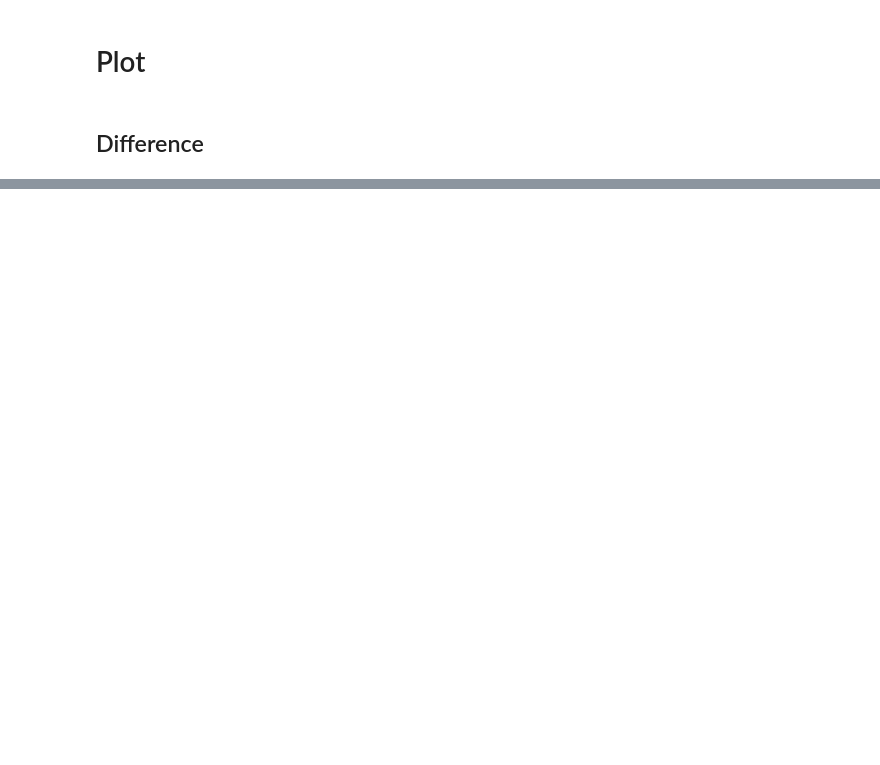
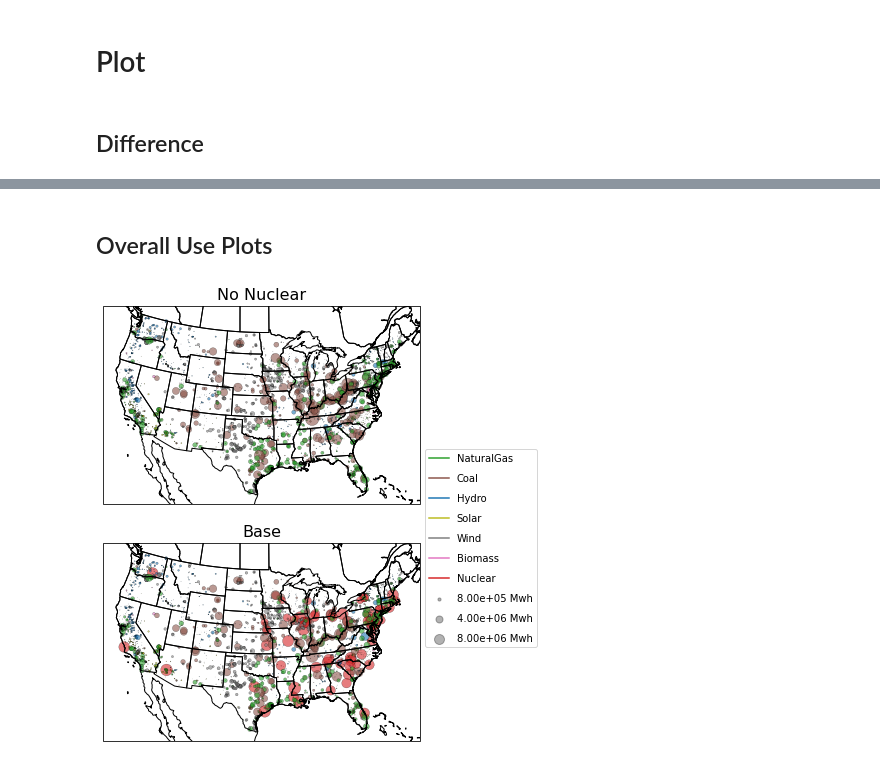
Before and after one commit to lfreese/us-ego, a Jupyter notebook: ego_nonuclear_project/1_emissions_map.ipynb, the cells around one changed output, grey strips where cells are left out. Cells and saved outputs as stored; diff of their text form; code cells hidden in the pictures; blank space fills up the shorter version.

```diff
--- a/ego_nonuclear_project/1_emissions_map.ipynb
+++ b/ego_nonuclear_project/1_emissions_map.ipynb
@@ -176,0 +248,79 @@ array(['NaturalGas', 'Biomass', 'Hydro', 'Solar', 'Wind'], dtype=object)
+# %% [markdown]
+## Overall Use Plots
+# %%
+fig = plt.figure(figsize=[16,8])
+mod_factor = 80000
+
+###### Create axes ######
+ax=fig.add_subplot(2,1,1, projection=ccrs.LambertConformal())
+ax.coastlines()
+ax.add_feature(cfeat.STATES)
+ax.set_title('No Nuclear', fontsize = 16)
+
+##### Choose plants for no nuclear #####
+plants = ['NaturalGas','Coal', 'Hydro','Solar','Wind', 'Biomass']
+
+fuel_type=df_nonuc.loc[(df_nonuc['FuelType'].isin(plants))].groupby(['ORISCode']).first()['FuelType']
+color_dict = {'NaturalGas':'C2', 'Biomass':'C6', 'Coal':'C5',
+              'Hydro':'C0', 'LF Gas':'C4', 'Non-Fossil':'C9',
+               'Nuclear':'C3', 'Oil':'C10',
+              'Pet. Coke':'C15', 'Solar':'C8',
+              'Wind':'C7', 'MSW':'C11',
+              'Fwaste':'C12', 'Waste Coal':'C13', 'Geothermal':'C14'}
+color_list = [color_dict[fuel] for fuel in fuel_type]
+
+###### observations #######
+#create lat and lon for observations
+lat_o = df_nonuc.loc[(df_nonuc['FuelType'].isin(plants))].groupby(['ORISCode']).first()['LAT']
+lon_o = df_nonuc.loc[(df_nonuc['FuelType'].isin(plants))].groupby(['ORISCode']).first()['LON']
+#color based on the fuel type
+fuel_type=df_nonuc.loc[(df_nonuc['FuelType'].isin(plants))].groupby(['ORISCode']).first()['FuelType']
+#size based on generation
+size=df_nonuc.loc[(df_nonuc['FuelType'].isin(plants))].groupby(['ORISCode']).mean()['total_gen']/mod_factor
+#PCM parameters and plot for observations
+PCM_o=ax.scatter(lon_o, lat_o, c=color_list, s = size, transform=ccrs.PlateCarree(),linewidth=.3, marker = 'o', edgecolor = 'k',
+                  alpha = 0.6)
+############################ Normal ######################################
+
+###### Create axes ######
+ax=fig.add_subplot(2,1,2, projection=ccrs.LambertConformal())
+ax.coastlines()
+ax.add_feature(cfeat.STATES)
+ax.set_title('Base', fontsize = 16)
+##### Choose plants for normal #####
+plants = ['NaturalGas','Coal', 'Hydro','Solar','Wind', 'Biomass', 'Nuclear']
+
+fuel_type=df_normal.loc[(df_normal['FuelType'].isin(plants))].groupby(['ORISCode']).first()['FuelType']
+color_dict = {'NaturalGas':'C2', 'Biomass':'C6', 'Coal':'C5',
+              'Hydro':'C0', 'LF Gas':'C4', 'Non-Fossil':'C9',
+               'Nuclear':'C3', 'Oil':'C10',
+              'Pet. Coke':'C15', 'Solar':'C8',
+              'Wind':'C7', 'MSW':'C11',
+              'Fwaste':'C12', 'Waste Coal':'C13', 'Geothermal':'C14'}
+color_list = [color_dict[fuel] for fuel in fuel_type]
+
+###### observations #######
+#create lat and lon for observations
+lat_o = df_normal.loc[(df_normal['FuelType'].isin(plants))].groupby(['ORISCode']).first()['LAT']
+lon_o = df_normal.loc[(df_normal['FuelType'].isin(plants))].groupby(['ORISCode']).first()['LON']
+#color based on the fuel type
+fuel_type=df_normal.loc[(df_normal['FuelType'].isin(plants))].groupby(['ORISCode']).first()['FuelType']
+#size based on generation
+size=df_normal.loc[(df_normal['FuelType'].isin(plants))].groupby(['ORISCode']).mean()['total_gen']/mod_factor
+#PCM parameters and plot for observations
+
+PCM_o=ax.scatter(lon_o, lat_o, c=color_list, s = size, transform=ccrs.PlateCarree(),linewidth=.3, marker = 'o', edgecolor = 'k',
+                  alpha = 0.6)
+for key in plants:
+    plt.plot([],[],label=key, color=color_dict[key])
+plt.legend();
+
+for size in [10, 50, 100]:
+    plt.scatter([], [], c='k', alpha=0.3, s=size,
+                label="{:.2e}".format(size*mod_factor) + ' Mwh')
+plt.legend(scatterpoints=1, frameon=True, labelspacing=1, bbox_to_anchor = (1.0,1.5))
+
+
+plt.savefig('./Figures/plants_map.png', bbox_inches = 'tight', dpi = 150)
+# %% [output]
+[figure, added]
```
Also changed, not shown: parts of 23 cells of this notebook, 26 other files.
